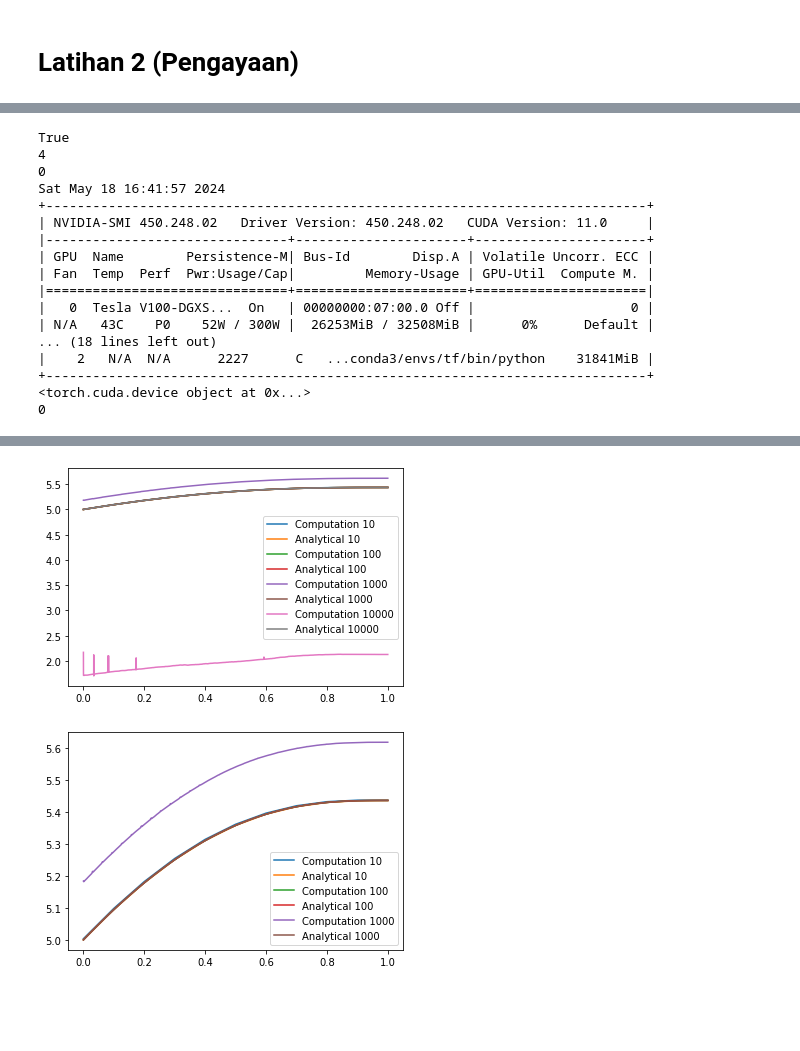
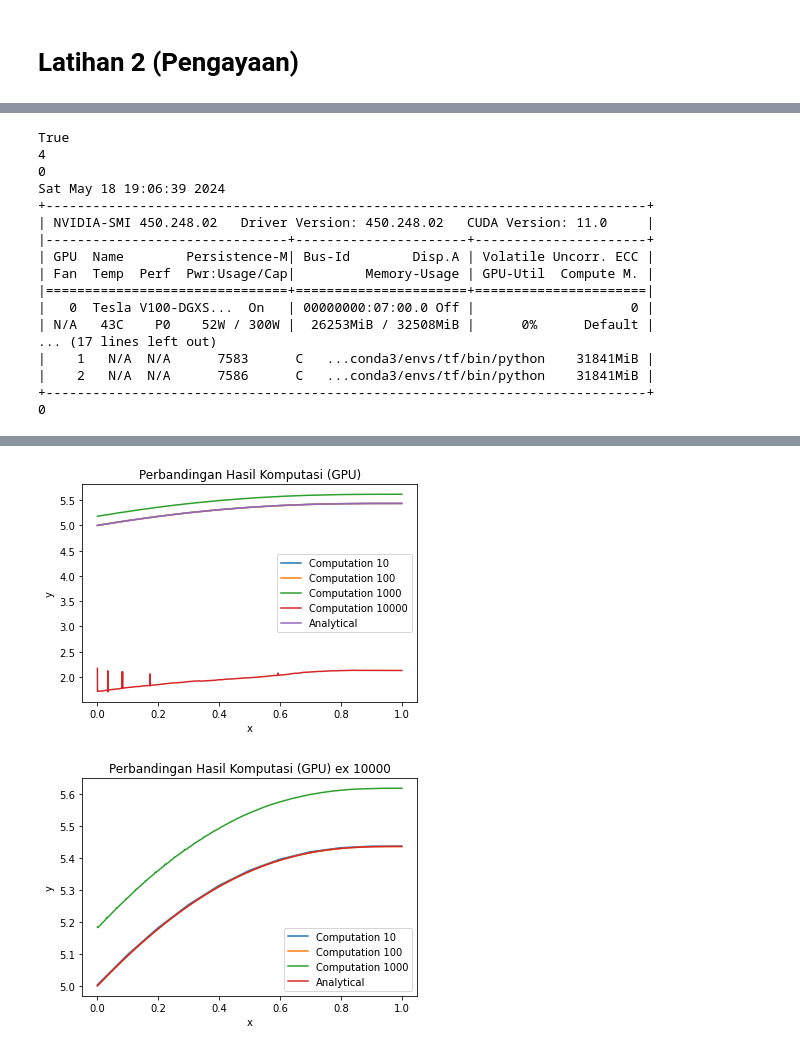
Before and after one commit to RendiZein/Metode-Rekayasa-Komputasi, a Jupyter notebook: 02_Boundary_value_problem_2024_indonesia.ipynb, the cells around one changed output, grey strips where cells are left out. Cells and saved outputs as stored; diff of their text form; code cells hidden in the pictures; blank space fills up the shorter version.

```diff
--- a/02_Boundary_value_problem_2024_indonesia.ipynb
+++ b/02_Boundary_value_problem_2024_indonesia.ipynb
@@ -199,7 +199,7 @@ import matplotlib.pyplot as plt
 
 xmin = 0                        # batas bawah x
 xmax = 1                        # batas atas x
-n = 100                         # banyaknya interval
+n = 1000                         # banyaknya interval
 h = (xmax-xmin)/n                         # lebar interval
 x = np.linspace(xmin, xmax, n+1)  # nilai x dengan lebar yang seragam
 # %% [markdown]
@@ -834,9 +745,8 @@ Untuk keperluan ini kita dapat menggunakan **numpy.linalg.inv(a)** untuk mencari
 #### Langkah 5
 # %%
 # Langkah 5 : mencari solusi menggunakan inverse matriks
-import torch
-A_inv=torch.inverse(torch.Tensor(A))
-y = torch.matmul(A_inv, torch.Tensor(b))
+A_inv=np.linalg.inv(A)
+y = np.matmul(A_inv,b)
 
 # plot
 print(y)
@@ -1113,14 +1025,12 @@ print(torch.cuda.is_available()) # Cek ketersediaan GPU
 print(torch.cuda.device_count()) # cek jumlah GPU
 print(torch.cuda.current_device()) # Cek gpu mana yang digunakan
 !nvidia-smi #cek kondisi gpu
-os.environ["CUDA_VISIBLE_DEVICES"]="3"
-print(torch.cuda.device(3)) #pilih gpu index 3 (4)
 print(torch.cuda.current_device()) # Cek gpu mana yang digunakan
 # %% [output]
 True
 4
 0
-Sat May 18 16:41:57 2024
+Sat May 18 19:06:39 2024
 +-----------------------------------------------------------------------------+
 | NVIDIA-SMI 450.248.02   Driver Version: 450.248.02   CUDA Version: 11.0     |
 |-------------------------------+----------------------+----------------------+
@@ -1129,10 +1039,10 @@ Sat May 18 16:41:57 2024
 |===============================+======================+======================|
 |   0  Tesla V100-DGXS...  On   | 00000000:07:00.0 Off |                    0 |
 | N/A   43C    P0    52W / 300W |  26253MiB / 32508MiB |      0%      Default |
-... (18 lines left out)
-|    2   N/A  N/A      2227      C   ...conda3/envs/tf/bin/python    31841MiB |
+... (17 lines left out)
+|    1   N/A  N/A      7583      C   ...conda3/envs/tf/bin/python    31841MiB |
+|    2   N/A  N/A      7586      C   ...conda3/envs/tf/bin/python    31841MiB |
 +-----------------------------------------------------------------------------+
-<torch.cuda.device object at 0x...>
 0
 # %%
 ! pip list
@@ -1217,25 +1127,31 @@ for n_i in n_list:
 # %%
 for n_i in n_list:
     x = report_dict[n_i][0]
     y = report_dict[n_i][1]
     y_analytical = report_dict[n_i][2]
     plt.plot(x,y, label="Computation {}".format(n_i))
-    plt.plot(x,y_analytical, label="Analytical {}".format(n_i))
+plt.plot(x,y_analytical, label="Analytical") #hanya n terbesar
 plt.legend()
+plt.xlabel("x")
+plt.ylabel("y")
+plt.title("Perbandingan Hasil Komputasi (GPU)")
 plt.show()
 # %% [output]
-[figure, old version]
+[figure, new version]
 # %%
 for n_i in [10,100,1000]:
     x = report_dict[n_i][0]
     y = report_dict[n_i][1]
     y_analytical = report_dict[n_i][2]
     plt.plot(x,y, label="Computation {}".format(n_i))
-    plt.plot(x,y_analytical, label="Analytical {}".format(n_i))
+plt.plot(x,y_analytical, label="Analytical") #hanya n terbesar
 plt.legend()
+plt.xlabel("x")
+plt.ylabel("y")
+plt.title("Perbandingan Hasil Komputasi (GPU) ex 10000")
 plt.show()
 # %% [output]
-[figure, old version]
+[figure, new version]
 # %%
 for n_i in [10,100]:
     x = report_dict[n_i][0]
```
Also changed, not shown: parts of 37 cells of this notebook.
